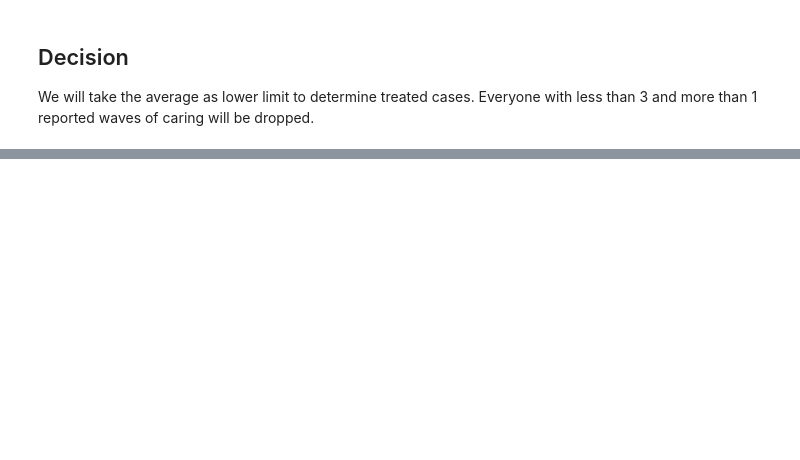
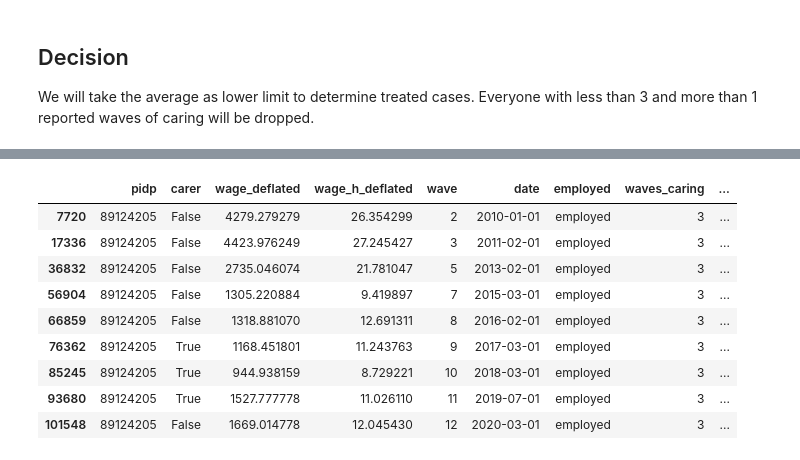
Before and after one commit to centre-for-care/costofcare, a Jupyter notebook: final_analysis.ipynb, the cells around one changed output, grey strips where cells are left out. Drawn from its saved outputs; the diff is of its cells as text; code cells hidden in the pictures; blank space fills up the shorter version.

```diff
--- a/final_analysis.ipynb
+++ b/final_analysis.ipynb
@@ -517,3 +517,16 @@ def get_control_clean(c_data, t_data):
     return samples
 # %%
 samples = get_control_clean(controls, carers)
+# %%
+carers[carers.pidp==89124205]
+# %% [output]
+|  | pidp | carer | wage_deflated | wage_h_deflated | wave | date | employed | waves_caring | ... |
+| 7720 | 89124205 | False | 4279.279279 | 26.354299 | 2 | 2010-01-01 | employed | 3 | ... |
+| 17336 | 89124205 | False | 4423.976249 | 27.245427 | 3 | 2011-02-01 | employed | 3 | ... |
+| 36832 | 89124205 | False | 2735.046074 | 21.781047 | 5 | 2013-02-01 | employed | 3 | ... |
+| 56904 | 89124205 | False | 1305.220884 | 9.419897 | 7 | 2015-03-01 | employed | 3 | ... |
+| 66859 | 89124205 | False | 1318.881070 | 12.691311 | 8 | 2016-02-01 | employed | 3 | ... |
+| 76362 | 89124205 | True | 1168.451801 | 11.243763 | 9 | 2017-03-01 | employed | 3 | ... |
+| 85245 | 89124205 | True | 944.938159 | 8.729221 | 10 | 2018-03-01 | employed | 3 | ... |
+| 93680 | 89124205 | True | 1527.777778 | 11.026110 | 11 | 2019-07-01 | employed | 3 | ... |
+| 101548 | 89124205 | False | 1669.014778 | 12.045430 | 12 | 2020-03-01 | employed | 3 | ... |
```
Also changed, not shown: parts of 26 cells of this notebook.
